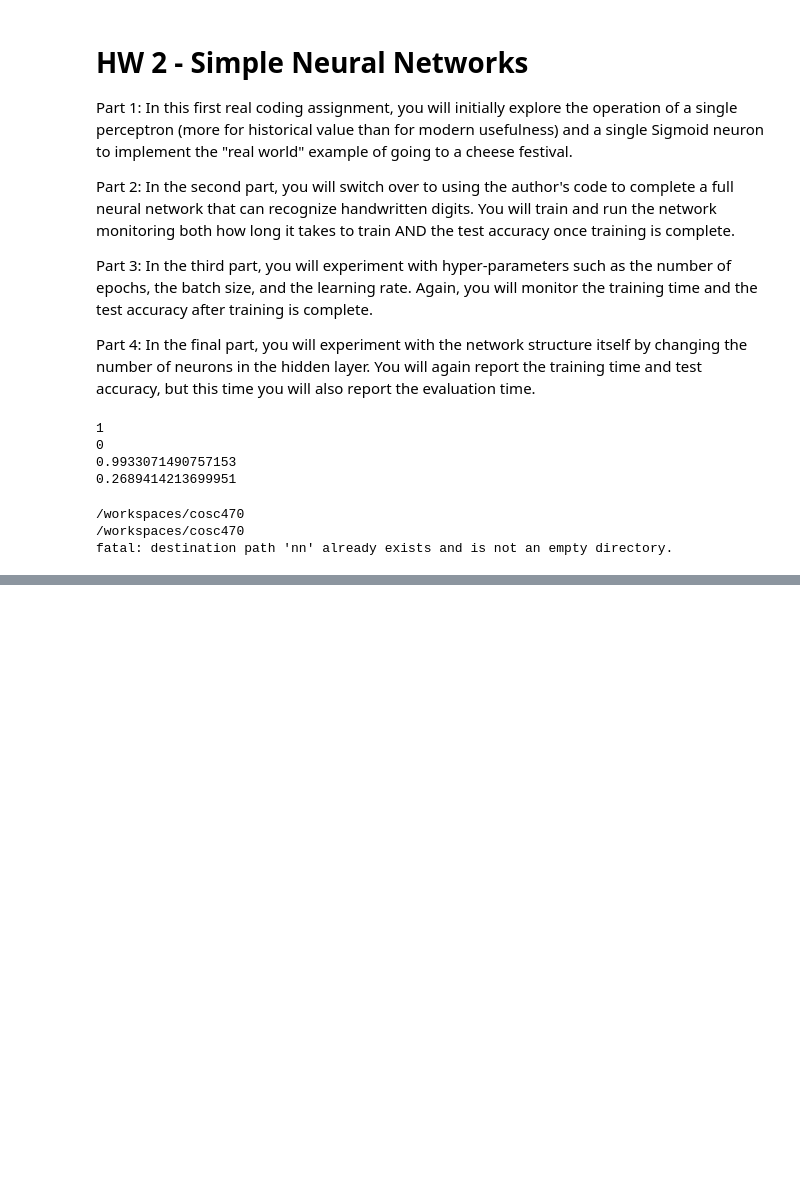
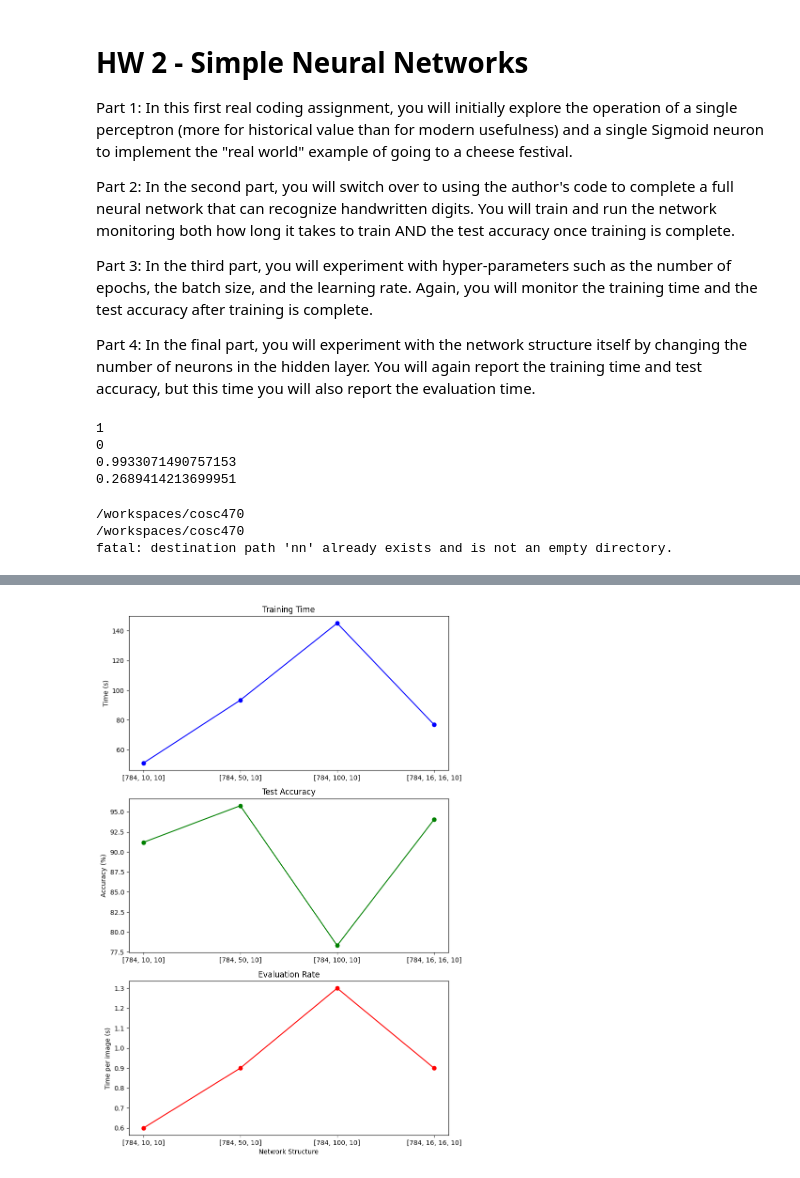
Before and after one commit to noahmb409/cosc470, a Jupyter notebook: notebooks/hw2snn.ipynb, the cells around one changed output, grey strips where cells are left out. Drawn from its saved outputs; the diff is of its cells as text; code cells hidden in the pictures; blank space fills up the shorter version.

```diff
--- a/notebooks/hw2snn.ipynb
+++ b/notebooks/hw2snn.ipynb
@@ -210,7 +244,27 @@ for i in range(len(test_data)):
 for i in range(len(training_data)):
     net.feedforward(training_data[i][0])
 # %%
-tt_struct = []
-acc_struct = []
-eval_struct = []
+tt_struct = [51.2, 93.4, 145.0, 77.0]
+acc_struct = [91.21, 95.78, 78.32, 94.04]
+eval_struct = [0.6, 0.9, 1.3, 0.9]
 labels_struct = ["[784, 10, 10]", "[784, 50, 10]", "[784, 100, 10]", "[784, 16, 16, 10]"]
+
+import matplotlib.pyplot as plt
+fig, axs = plt.subplots(3, 1, figsize=(8, 12))
+#training time
+axs[0].plot(labels_struct, tt_struct, 'bo-')
+axs[0].set_title('Training Time')
+axs[0].set_ylabel('Time (s)')
+#test accuracy
+axs[1].plot(labels_struct, acc_struct, 'go-')
+axs[1].set_title('Test Accuracy')
+axs[1].set_ylabel('Accuracy (%)')
+#evaluation rate
+axs[2].plot(labels_struct, eval_struct, 'ro-')
+axs[2].set_title('Evaluation Rate')
+axs[2].set_ylabel('Time per image (s)')
+axs[2].set_xlabel('Network Structure')
+plt.tight_layout()
+plt.show()
+# %% [output]
+[figure, added]
```
Also changed, not shown: parts of 4 cells of this notebook.
